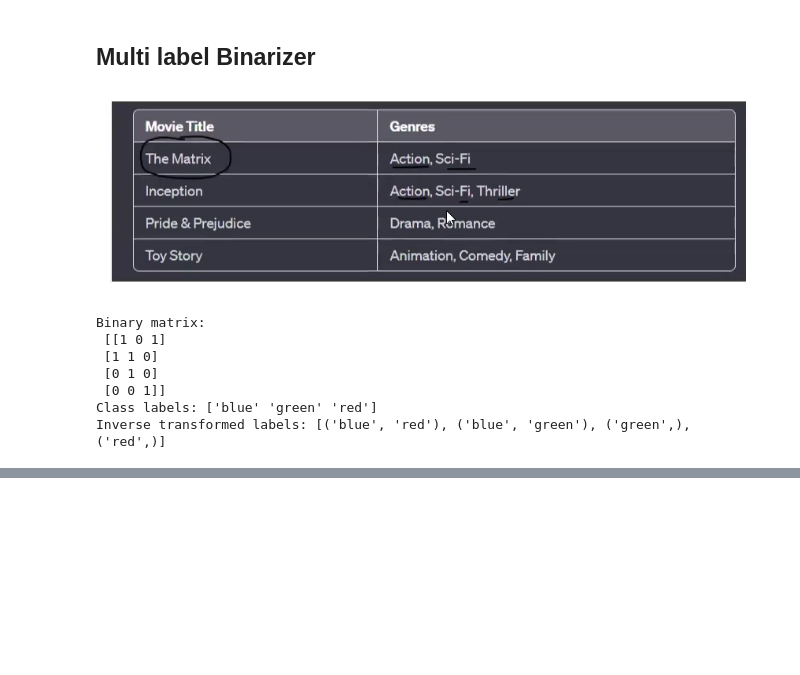
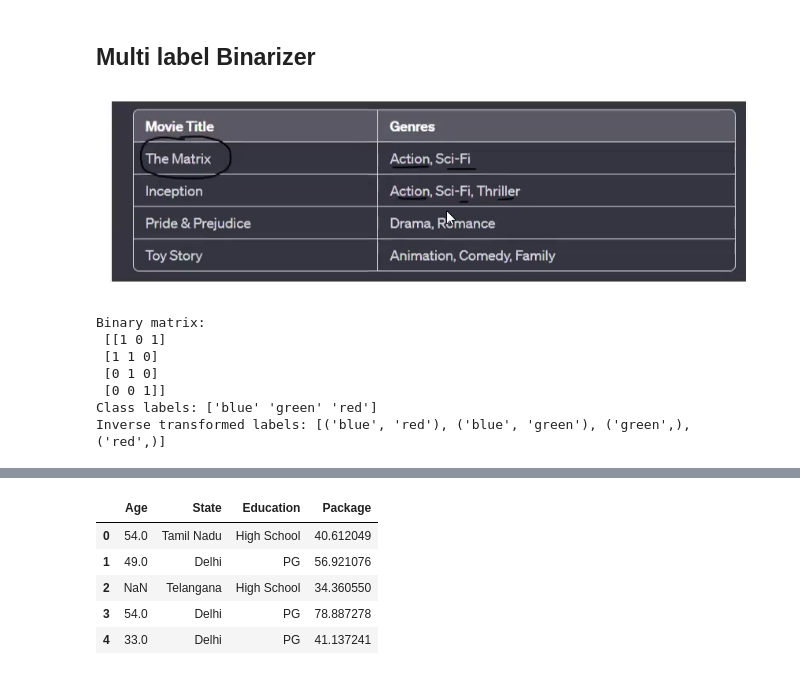
Before and after one commit to rahulchand017/Data_Science, a Jupyter notebook: Feature Engineering/Encoding Categorical Features/Encoding.ipynb, the cells around one changed output, grey strips where cells are left out. Cells and saved outputs as stored; diff of their text form; code cells hidden in the pictures; blank space fills up the shorter version.

```diff
--- a/Feature Engineering/Encoding Categorical Features/Encoding.ipynb
+++ b/Feature Engineering/Encoding Categorical Features/Encoding.ipynb
@@ -406,0 +431,29 @@ Inverse transformed labels: [('blue', 'red'), ('blue', 'green'), ('green',), ('r
+# %%
+# dataset generation
+import pandas as pd
+import numpy as np
+import category_encoders as ce
+
+# Simulating a dataset
+data = {
+    'Age': np.random.randint(20, 60, size=100).astype(float),  # Random ages between 20 and 60
+    'State': np.random.choice(['Karnataka', 'Tamil Nadu', 'Maharashtra', 'Delhi', 'Telangana'], size=100),
+    'Education': np.random.choice(['High School', 'UG', 'PG'], size=100),
+    'Package': np.random.rand(100) * 100  # Random package values for demonstration
+}
+
+# Introducing missing values in 'Age' column (5%)
+np.random.seed(0)  # For reproducibility
+missing_indices = np.random.choice(data['Age'].shape[0], replace=False, size=int(data['Age'].shape[0] * 0.05))
+data['Age'][missing_indices] = np.nan
+
+df = pd.DataFrame(data)
+
+df.head()
+# %% [output]
+|  | Age | State | Education | Package |
+| 0 | 54.0 | Tamil Nadu | High School | 40.612049 |
+| 1 | 49.0 | Delhi | PG | 56.921076 |
+| 2 | NaN | Telangana | High School | 34.360550 |
+| 3 | 54.0 | Delhi | PG | 78.887278 |
+| 4 | 33.0 | Delhi | PG | 41.137241 |
```
Also changed, not shown: parts of 24 cells of this notebook.
